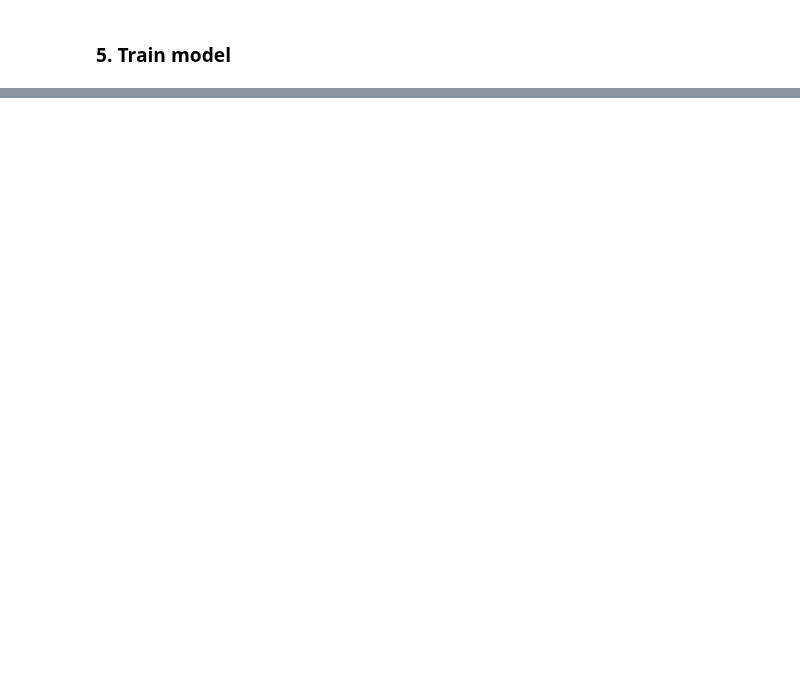
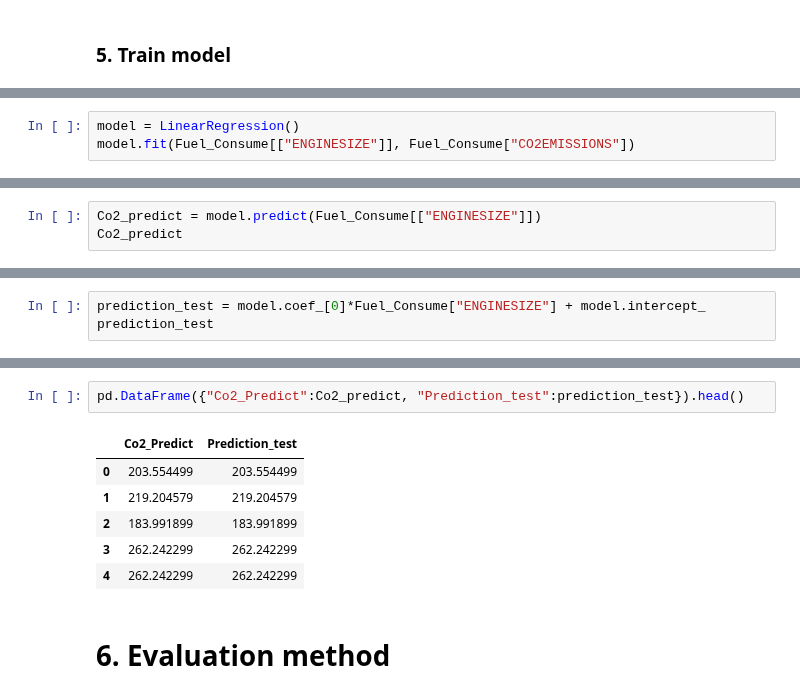
Before and after one commit to honghanhh/py40a12l2, a Jupyter notebook: lectures/lecture2/KhoiTran_Linear_regression.ipynb, the cells around one changed output, grey strips where cells are left out. Saved outputs shown, nothing was run; the diff lists cells and outputs as text; blank space fills up the shorter version.

Commit message:
KhoiTran_LinearRegression

```diff
--- a/lectures/lecture2/KhoiTran_Linear_regression.ipynb
+++ b/lectures/lecture2/KhoiTran_Linear_regression.ipynb
@@ -146,0 +171,3 @@ plt.show()
+# %%
+model = LinearRegression()
+model.fit(Fuel_Consume[["ENGINESIZE"]], Fuel_Consume["CO2EMISSIONS"])
@@ -146,0 +186,3 @@ plt.show()
+# %%
+Co2_predict = model.predict(Fuel_Consume[["ENGINESIZE"]])
+Co2_predict
@@ -146,0 +192,3 @@ plt.show()
+# %%
+prediction_test = model.coef_[0]*Fuel_Consume["ENGINESIZE"] + model.intercept_
+prediction_test
@@ -146,0 +208,11 @@ plt.show()
+# %%
+pd.DataFrame({"Co2_Predict":Co2_predict, "Prediction_test":prediction_test}).head()
+# %% [output]
+|  | Co2_Predict | Prediction_test |
+| 0 | 203.554499 | 203.554499 |
+| 1 | 219.204579 | 219.204579 |
+| 2 | 183.991899 | 183.991899 |
+| 3 | 262.242299 | 262.242299 |
+| 4 | 262.242299 | 262.242299 |
+# %% [markdown]
+# 6. Evaluation method
```
Also changed, not shown: parts of 14 cells of this notebook, 2 other files.
